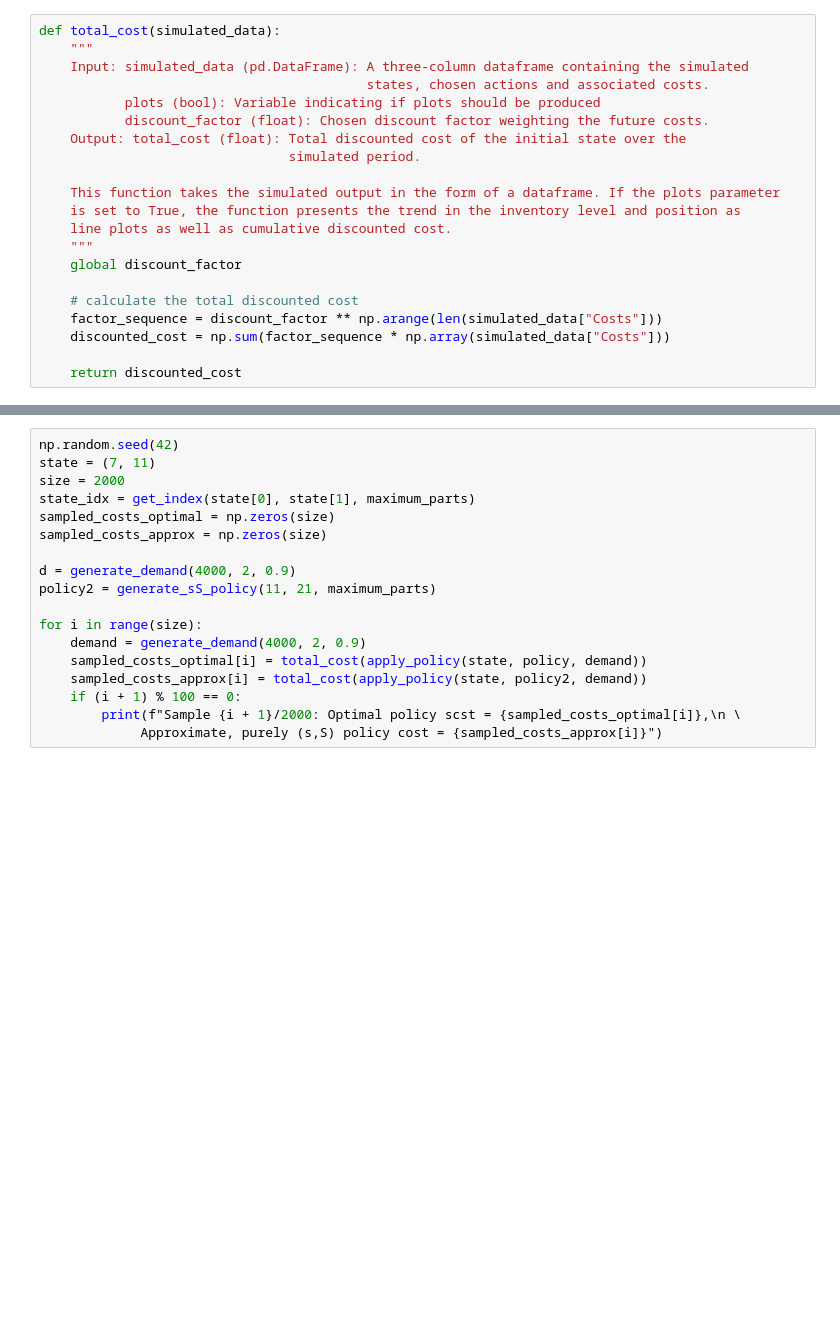
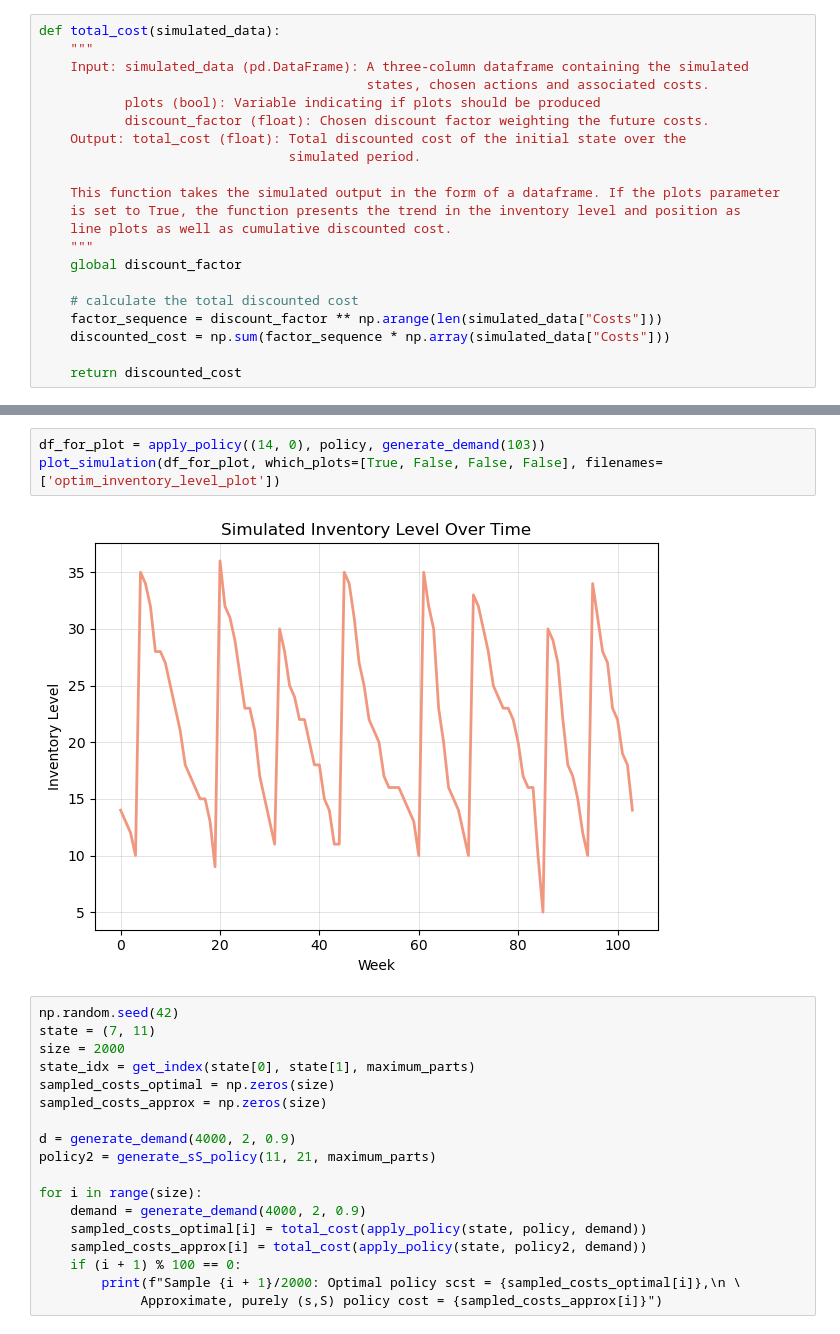
Before and after one commit to t-unger/Spare-Parts-Inventory, a Jupyter notebook: Simulation.ipynb, the cells around one changed output, grey strips where cells are left out. Saved outputs shown, nothing was run; the diff lists cells and outputs as text; blank space fills up the shorter version.

```diff
--- a/Simulation.ipynb
+++ b/Simulation.ipynb
@@ -209,5 +212,10 @@ def plot_simulation(simulated_data, which_plots=[True, False, False, False]):
 
     return None
+# %%
+df_for_plot = apply_policy((14, 0), policy, generate_demand(103))
+plot_simulation(df_for_plot, which_plots=[True, False, False, False], filenames=['optim_inventory_level_plot'])
+# %% [output]
+[figure, added]
 # %%
 np.random.seed(42)
 state = (7, 11)
```
Also changed, not shown: parts of 2 cells of this notebook, 18 other files.
